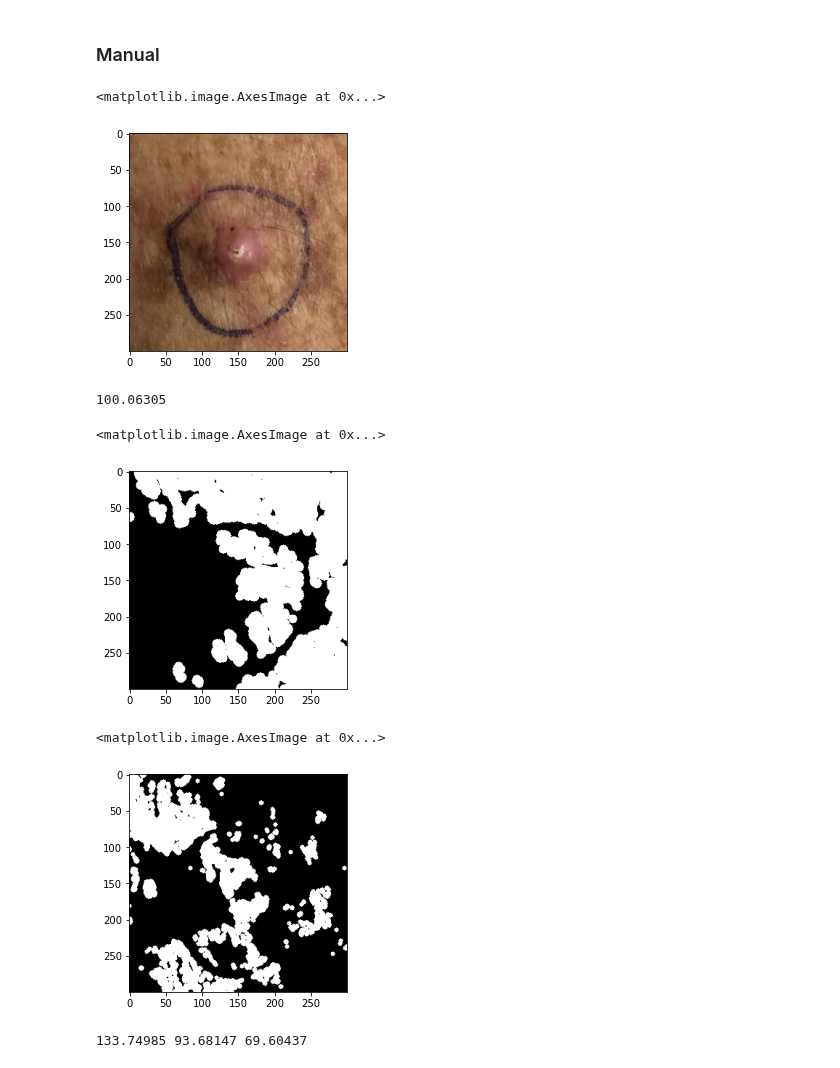
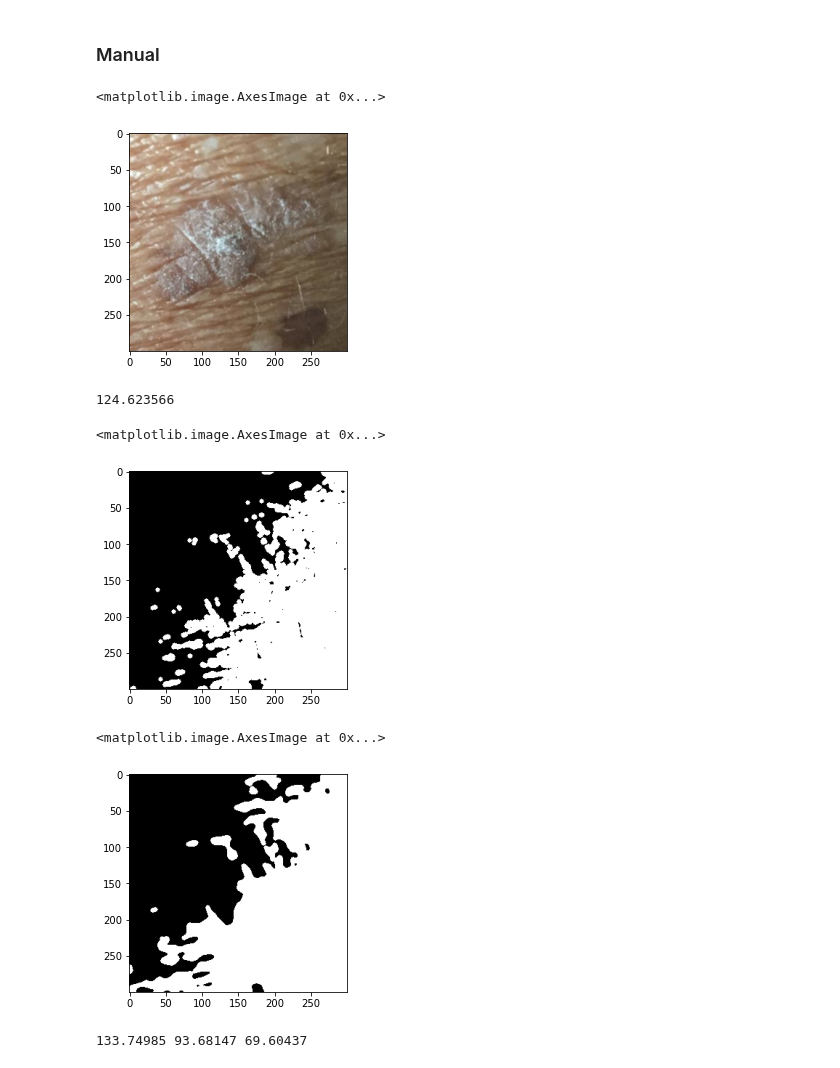
Before and after one commit to julielhagen/First-Year-Project, a Jupyter notebook: Segmentation.ipynb, the cells around one changed output. Saved outputs shown, nothing was run; the diff lists cells and outputs as text; code cells hidden in the pictures.

```diff
--- a/Segmentation.ipynb
+++ b/Segmentation.ipynb
@@ -99,7 +96,3 @@ def generate_gaussian_mask(im):
     im_mask = morphology.binary_opening(im_mask, struct_el)
 
     return im_mask
-# %%
-im_mask = generate_mask(images[1])
-
-plt.imshow(im_mask, cmap='gray')
@@ -109,4 +98,0 @@ plt.imshow(im_mask, cmap='gray')
-# %%
-im_mask = generate_rgb_mask(images[1])
-
-plt.imshow(im_mask, cmap='gray')
@@ -116,6 +99,6 @@ plt.imshow(im_mask, cmap='gray')
 # %%
 def save_mask(im, im_path, im_mask):
-    mask_path = 'img_segmentation_test/' + '_mask.'.join(im_path.split('.'))
+    mask_path = 'imgs_mev/' + '_mask.'.join(im_path.split('.'))
     im_path = 'img_segmentation_test/' + im_path
 
     mpimg.imsave(mask_path,im_mask)
@@ -227,3 +189,10 @@ save_images(images_sek, paths_sek, 'imgs_sek/')
+# %%
+images_sek = []
+
+for im_path in paths_sek:
+    image = prep_im(im_path, "imgs_sek/", output_shape = (300,300))
+    arr = np.asarray(image)
+    images_sek.append(arr)
 # %% [markdown]
 ### Segmentation of MEL
 # %%
@@ -310,13 +263,13 @@ save_mask('PAT_108_161_878.png', im_mask)
 # %% [markdown]
 ### Manual
 # %%
-mask = paths_scc == 'PAT_20_30_44.png'
-im = images_scc[np.where(mask)[0][0]]
+mask = paths_sek == 'PAT_1420_1460_733.png'
+im = images_sek[np.where(mask)[0][0]]
 
 plt.imshow(im)
 # %% [output]
 <matplotlib.image.AxesImage at 0x...>
-[figure, old version]
+[figure, new version]
 # %%
 # Thresholds
 im_gray = rgb2gray(im)*256
@@ -329,16 +282,17 @@ val2 = filters.threshold_otsu(im[:,:,2]*256)
 im_mask = (im_gray < val)
 print(val)
 
-struct_el = morphology.disk(6)
+struct_el = morphology.disk(3)
 im_mask = morphology.binary_opening(im_mask, struct_el)
 plt.imshow(im_mask, cmap='gray')
 # %% [output]
-100.06305
+124.623566
 <matplotlib.image.AxesImage at 0x...>
-[figure, old version]
+[figure, new version]
 # %%
-im_rgb_mask = (gaussian(im[:,:,0]*256,0)>110) & (gaussian(im[:,:,1]*256,0)<110) & (gaussian(im[:,:,2]*256,0)<110)
-
+im_rgb_mask = (gaussian(im[:,:,0]*256,2)<val0)
+im_rgb_mask = (gaussian(im[:,:,1]*256,3)<val1)
+im_rgb_mask = (gaussian(im[:,:,2]*256,3)<val2)
 
 struct_el = morphology.disk(3)
 im_rgb_mask = morphology.binary_opening(im_rgb_mask, struct_el)
@@ -346,7 +300,7 @@ im_rgb_mask = morphology.binary_opening(im_rgb_mask, struct_el)
 plt.imshow(im_rgb_mask, cmap='gray')
 # %% [output]
 <matplotlib.image.AxesImage at 0x...>
-[figure, old version]
+[figure, new version]
 # %%
 print(val0, val1, val2)
 # %% [output]
```
Also changed, not shown: parts of 20 cells of this notebook.
